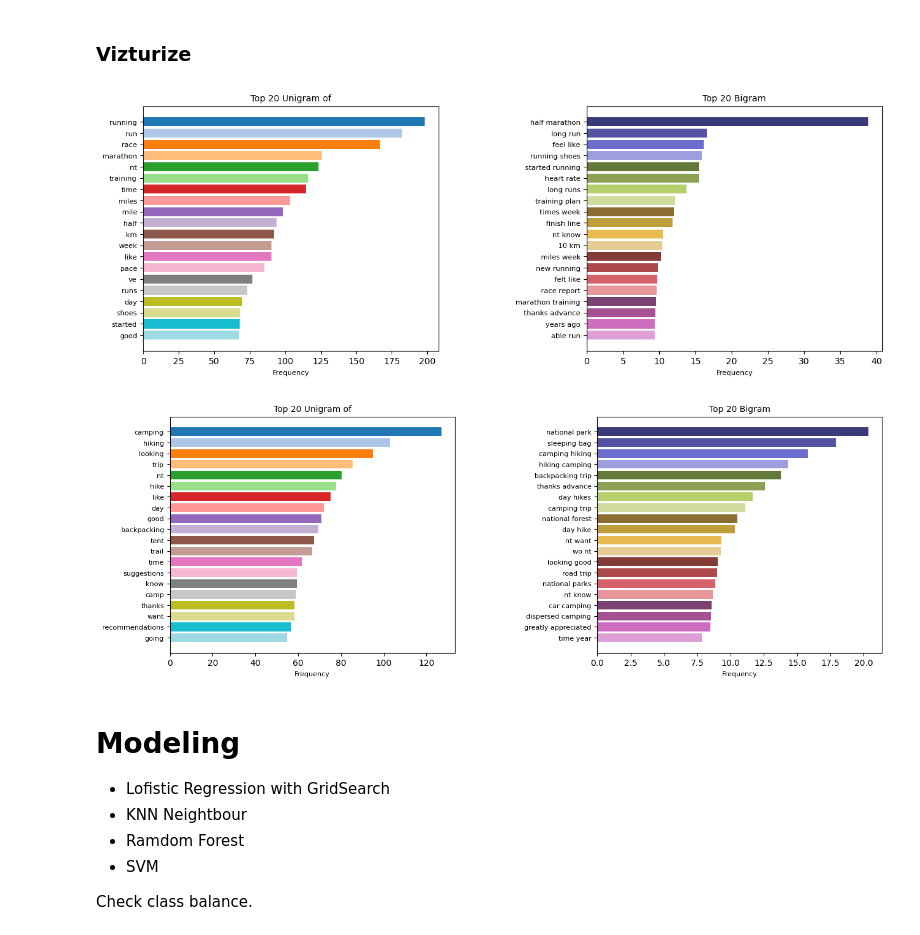
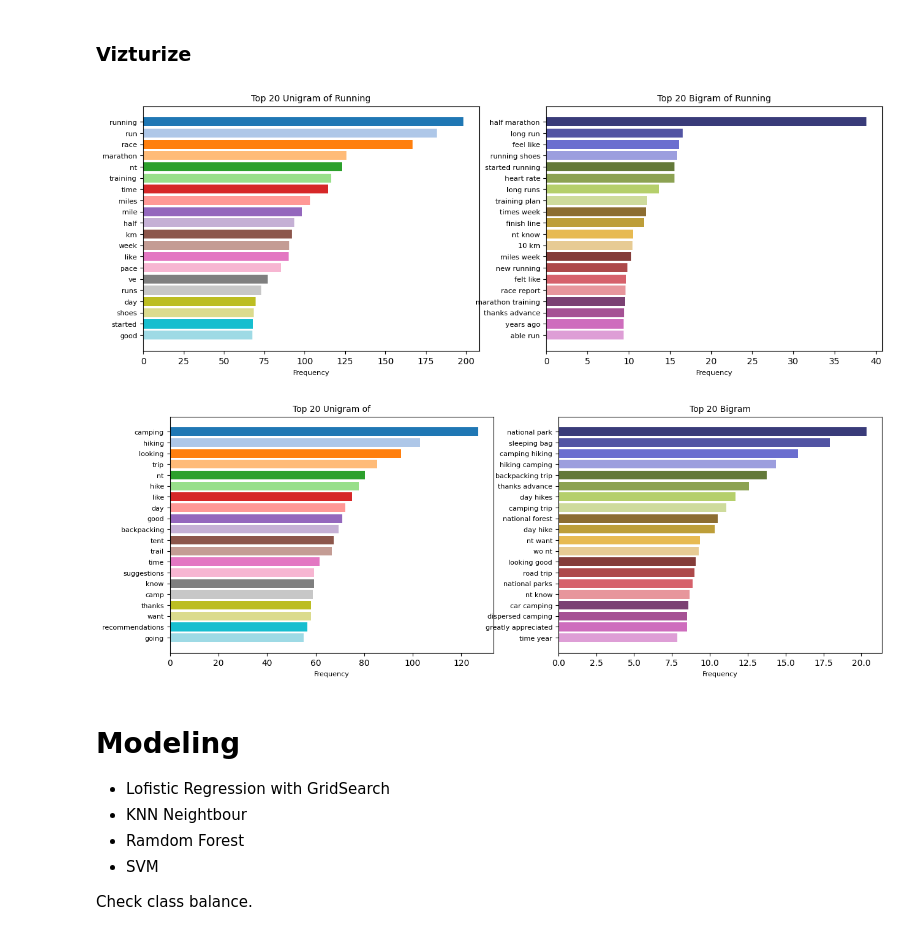
Before and after one commit to feeLife/Project, a Jupyter notebook: Project_3/project_3.ipynb, the cells around one changed output. Drawn from its saved outputs; the diff is of its cells as text; code cells hidden in the pictures.

```diff
--- a/Project_3/project_3.ipynb
+++ b/Project_3/project_3.ipynb
@@ -323,7 +323,6 @@ hiking_top20_trigram = dict(get_n_ngrams([word for word in data_hike['stop_word'
 # %% [markdown]
 ### Vizturize
 # %%
-name = []
 def chart_top_n_grams(dict_1, dict_2, wspace):
     fig, axes = plt.subplots(1,2, figsize=(15,5));
 
@@ -335,7 +334,7 @@ def chart_top_n_grams(dict_1, dict_2, wspace):
     uni_chart = plt.barh(range(len(dict_1)), dict_1.values(),align = 'center',color=color_1);
     plt.yticks(range(len(dict_1)),dict_1.keys(),fontsize=8);
     plt.gca().invert_yaxis() # reverse yaxis
-    plt.title('Top 20 Unigram of' ,fontsize = 10)
+    plt.title('Top 20 Unigram of Running' ,fontsize = 10)
     plt.xlabel('Frequency',fontsize = 8)
 
     # plot the second graph
@@ -343,20 +342,20 @@ def chart_top_n_grams(dict_1, dict_2, wspace):
     bi_chart = plt.barh(range(len(dict_2)), dict_2.values(),align = 'center',color=color_2);
     plt.yticks(range(len(dict_2)),dict_2.keys(),fontsize=8);
     plt.gca().invert_yaxis()
-    plt.title('Top 20 Bigram',fontsize = 10)
+    plt.title('Top 20 Bigram of Running',fontsize = 10)
     plt.xlabel('Frequency',fontsize = 8)
 
 
     plt.subplots_adjust(wspace = wspace,hspace = wspace)
     plt.show()
 # %%
-chart_top_n_grams(run_top20_unigram, run_top20_bigram, 0.5)
+chart_top_n_grams(run_top20_unigram, run_top20_bigram, 0.2)
 # %% [output]
-[figure, old version]
+[figure, new version]
 # %%
-chart_top_n_grams(hiking_top20_unigram, hiking_top20_bigram, 0.5)
+chart_top_n_grams(hiking_top20_unigram, hiking_top20_bigram, 0.2)
 # %% [output]
-[figure, old version]
+[figure, new version]
 # %% [markdown]
 # Modeling
 
```
Also changed, not shown: parts of 46 cells of this notebook.
